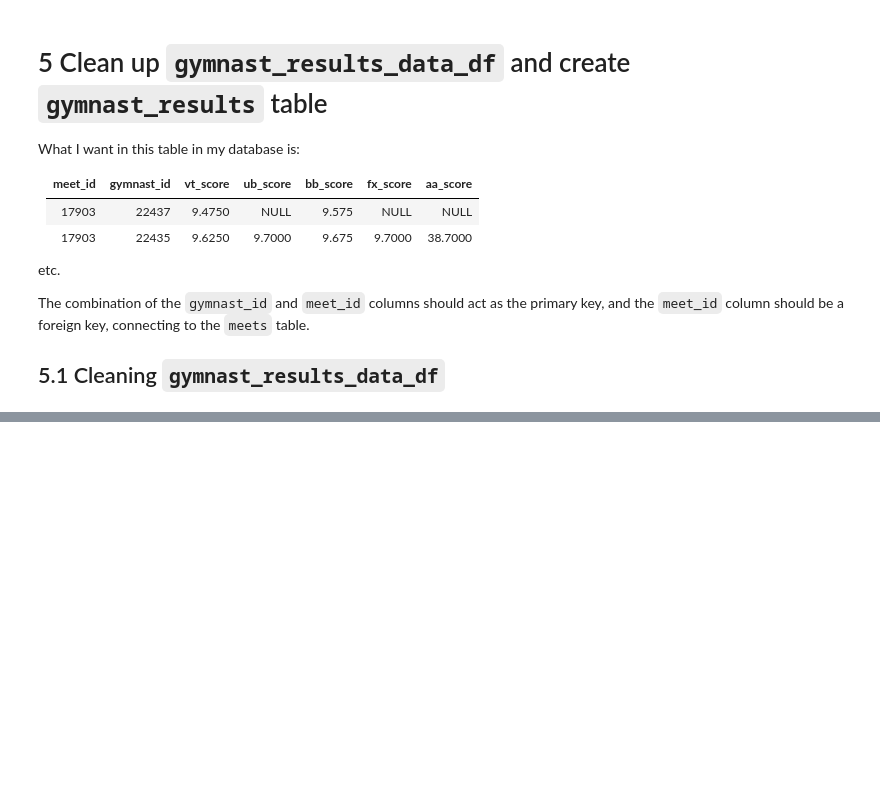
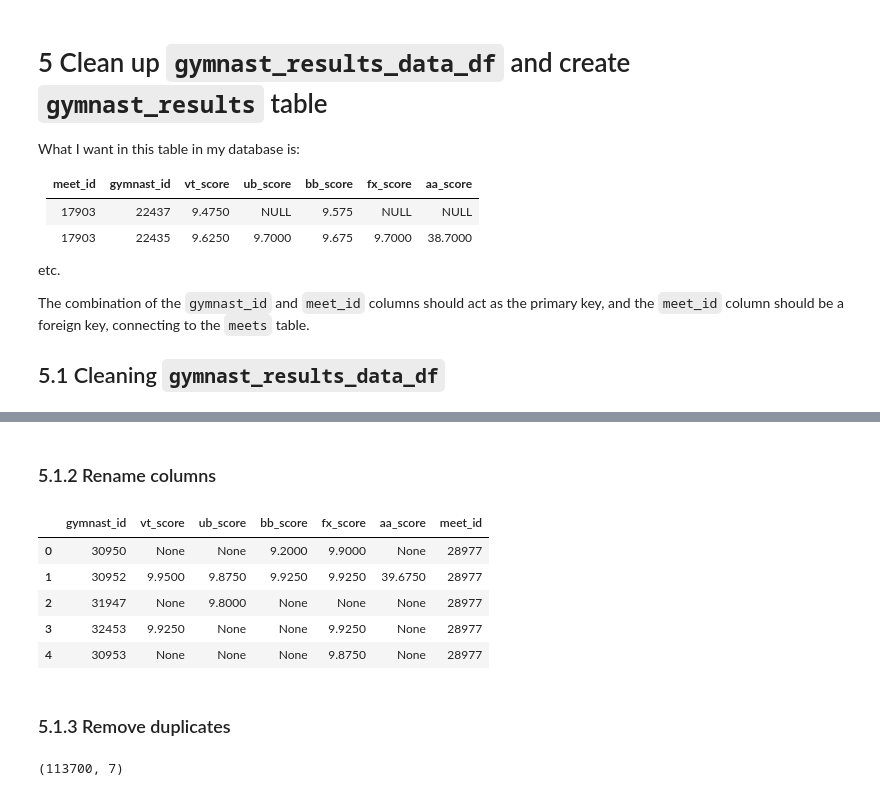
Before and after one commit to LSE-ME204/me204-2024-project-jesatuts2, a Jupyter notebook: Notebooks/NB02-Build-Database.ipynb, the cells around one changed output, grey strips where cells are left out. Drawn from its saved outputs; the diff is of its cells as text; code cells hidden in the pictures; blank space fills up the shorter version.

```diff
--- a/Notebooks/NB02-Build-Database.ipynb
+++ b/Notebooks/NB02-Build-Database.ipynb
@@ -622,0 +671,25 @@ The combination of the `gymnast_id` and `meet_id` columns should act as the prim
+# %% [markdown]
+### 5.1.2 Rename columns
+# %%
+# Rename the columns
+gymnast_results_data_df.rename(columns={'gid': 'gymnast_id', 'vault': 'vt_score', 'bars': 'ub_score', 'beam': 'bb_score', 'floor': 'fx_score', 'all_around': 'aa_score'}, inplace=True)
+
+# Preview the gymnast_results_data_df
+gymnast_results_data_df.head()
+# %% [output]
+|  | gymnast_id | vt_score | ub_score | bb_score | fx_score | aa_score | meet_id |
+| 0 | 30950 | None | None | 9.2000 | 9.9000 | None | 28977 |
+| 1 | 30952 | 9.9500 | 9.8750 | 9.9250 | 9.9250 | 39.6750 | 28977 |
+| 2 | 31947 | None | 9.8000 | None | None | None | 28977 |
+| 3 | 32453 | 9.9250 | None | None | 9.9250 | None | 28977 |
+| 4 | 30953 | None | None | None | 9.8750 | None | 28977 |
+# %% [markdown]
+### 5.1.3 Remove duplicates
+# %%
+# Remove duplicates (by gymnast_id & meet_id)
+gymnast_results_data_df.drop_duplicates(subset=['gymnast_id', 'meet_id'], inplace=True)
+
+# Preview the gymnast_results_data_df
+gymnast_results_data_df.shape
+# %% [output]
+(113700, 7)
```
Also changed, not shown: parts of 15 cells of this notebook, 1 other file.
